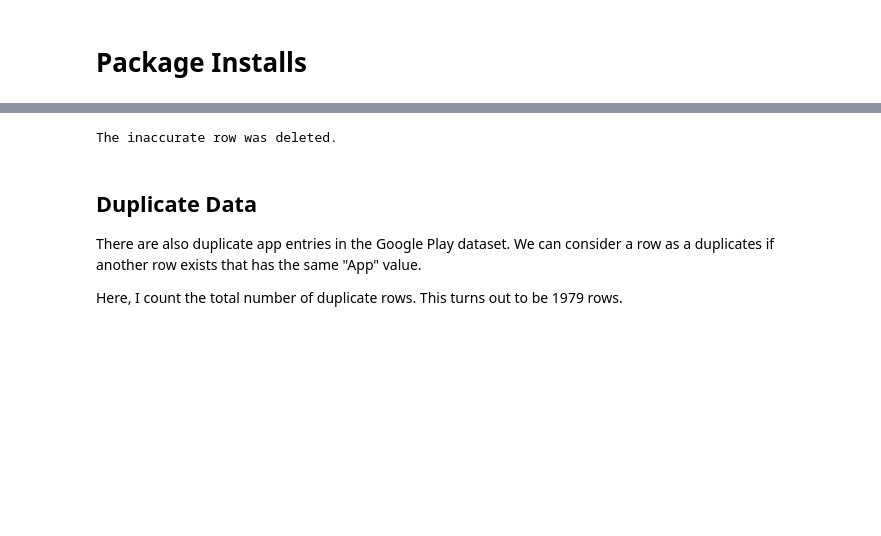
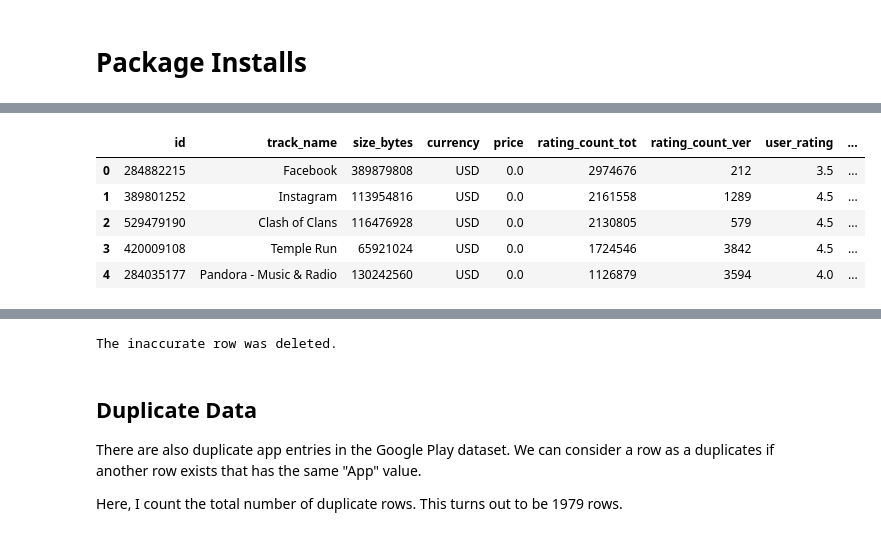
Before and after one commit to MiguelAHG/mahg-data-science, a Jupyter notebook: _notebooks/2021-05-08-ProfitableAppProfiles.ipynb, the cells around one changed output, grey strips where cells are left out. Saved outputs shown, nothing was run; the diff lists cells and outputs as text; code cells hidden in the pictures; blank space fills up the shorter version.

```diff
--- a/_notebooks/2021-05-08-ProfitableAppProfiles.ipynb
+++ b/_notebooks/2021-05-08-ProfitableAppProfiles.ipynb
@@ -75 +76,10 @@ Number of columns: 13
+# %%
+data_apple.head()
+# %% [output]
+|  | id | track_name | size_bytes | currency | price | rating_count_tot | rating_count_ver | user_rating | ... |
+| 0 | 284882215 | Facebook | 389879808 | USD | 0.0 | 2974676 | 212 | 3.5 | ... |
+| 1 | 389801252 | Instagram | 113954816 | USD | 0.0 | 2161558 | 1289 | 4.5 | ... |
+| 2 | 529479190 | Clash of Clans | 116476928 | USD | 0.0 | 2130805 | 579 | 4.5 | ... |
+| 3 | 420009108 | Temple Run | 65921024 | USD | 0.0 | 1724546 | 3842 | 4.5 | ... |
+| 4 | 284035177 | Pandora - Music & Radio | 130242560 | USD | 0.0 | 1126879 | 3594 | 4.0 | ... |
 # %% [markdown]
```
Also changed, not shown: parts of 50 cells of this notebook.
